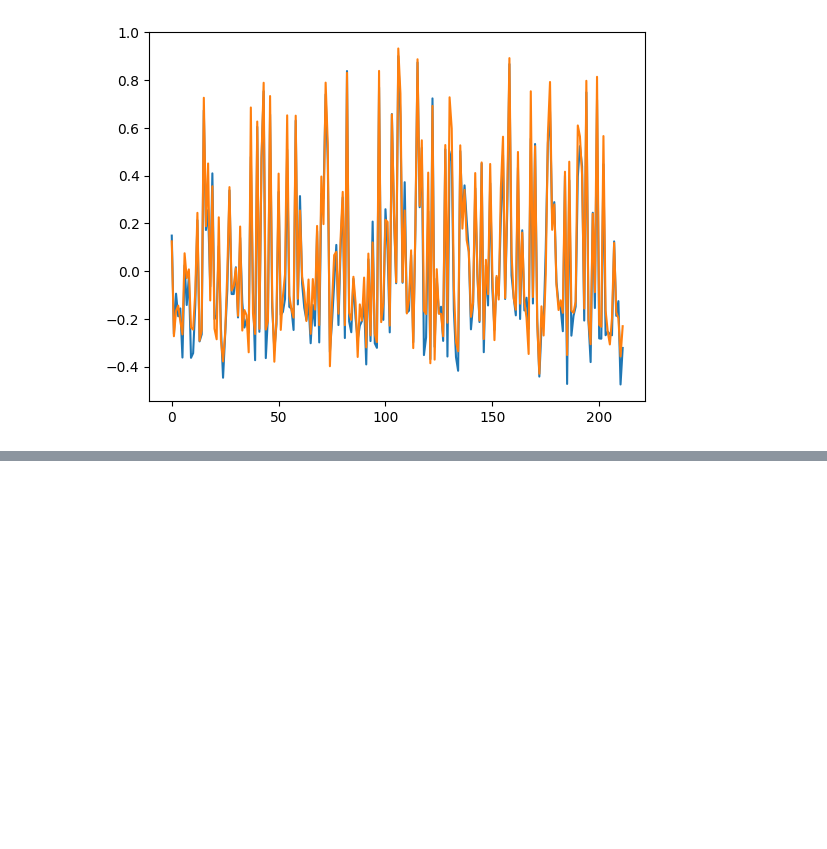
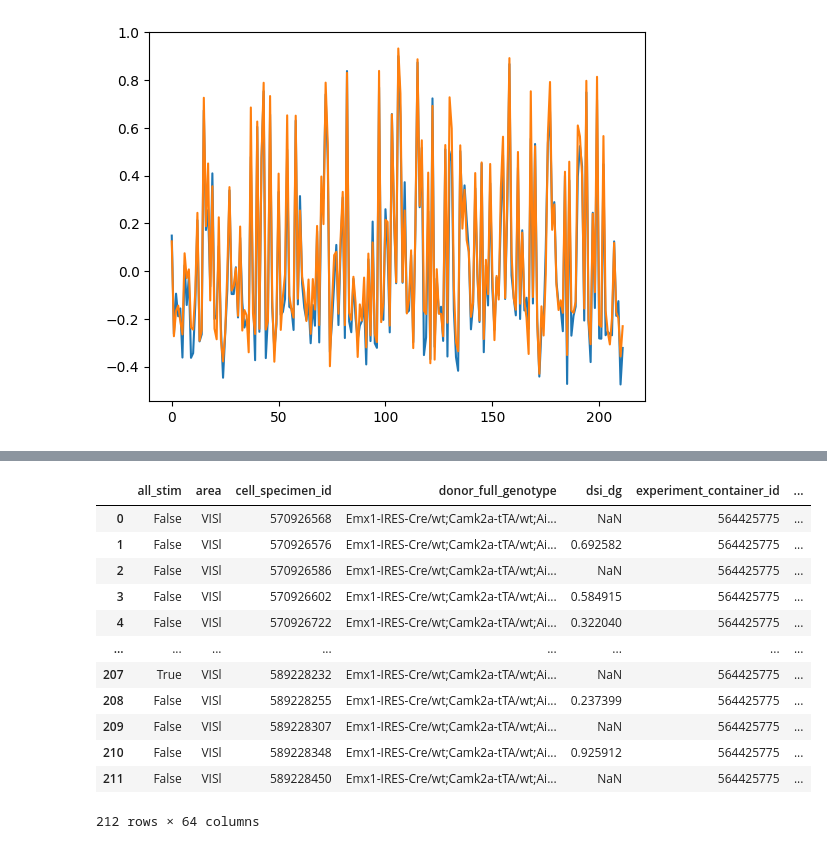
Before and after one commit to mariakesa/neural-computation-blog-python-code, a Jupyter notebook: Allen-Stimulus-Response/first_q.ipynb, the cells around one changed output, grey strips where cells are left out. Saved outputs shown, nothing was run; the diff lists cells and outputs as text; code cells hidden in the pictures; blank space fills up the shorter version.

```diff
--- a/Allen-Stimulus-Response/first_q.ipynb
+++ b/Allen-Stimulus-Response/first_q.ipynb
@@ -21,0 +53,16 @@ plt.plot(df['var_exp_dino'])
+# %%
+merged_df
+# %% [output]
+|  | all_stim | area | cell_specimen_id | donor_full_genotype | dsi_dg | experiment_container_id | ... |
+| 0 | False | VISl | 570926568 | Emx1-IRES-Cre/wt;Camk2a-tTA/wt;Ai... | NaN | 564425775 | ... |
+| 1 | False | VISl | 570926576 | Emx1-IRES-Cre/wt;Camk2a-tTA/wt;Ai... | 0.692582 | 564425775 | ... |
+| 2 | False | VISl | 570926586 | Emx1-IRES-Cre/wt;Camk2a-tTA/wt;Ai... | NaN | 564425775 | ... |
+| 3 | False | VISl | 570926602 | Emx1-IRES-Cre/wt;Camk2a-tTA/wt;Ai... | 0.584915 | 564425775 | ... |
+| 4 | False | VISl | 570926722 | Emx1-IRES-Cre/wt;Camk2a-tTA/wt;Ai... | 0.322040 | 564425775 | ... |
+| ... | ... | ... | ... | ... | ... | ... | ... |
+| 207 | True | VISl | 589228232 | Emx1-IRES-Cre/wt;Camk2a-tTA/wt;Ai... | NaN | 564425775 | ... |
+| 208 | False | VISl | 589228255 | Emx1-IRES-Cre/wt;Camk2a-tTA/wt;Ai... | 0.237399 | 564425775 | ... |
+| 209 | False | VISl | 589228307 | Emx1-IRES-Cre/wt;Camk2a-tTA/wt;Ai... | NaN | 564425775 | ... |
+| 210 | False | VISl | 589228348 | Emx1-IRES-Cre/wt;Camk2a-tTA/wt;Ai... | 0.925912 | 564425775 | ... |
+| 211 | False | VISl | 589228450 | Emx1-IRES-Cre/wt;Camk2a-tTA/wt;Ai... | NaN | 564425775 | ... |
+212 rows × 64 columns
```
Also changed, not shown: parts of 6 cells of this notebook.
